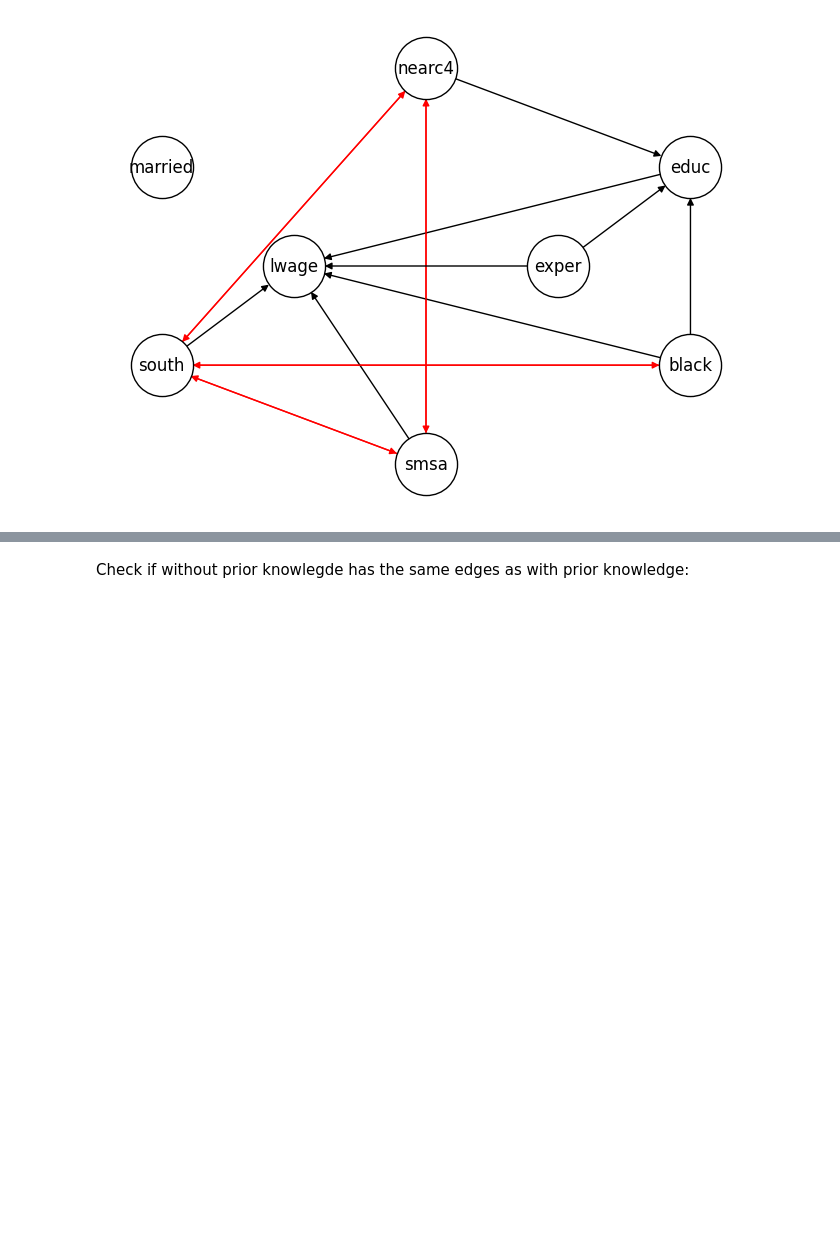
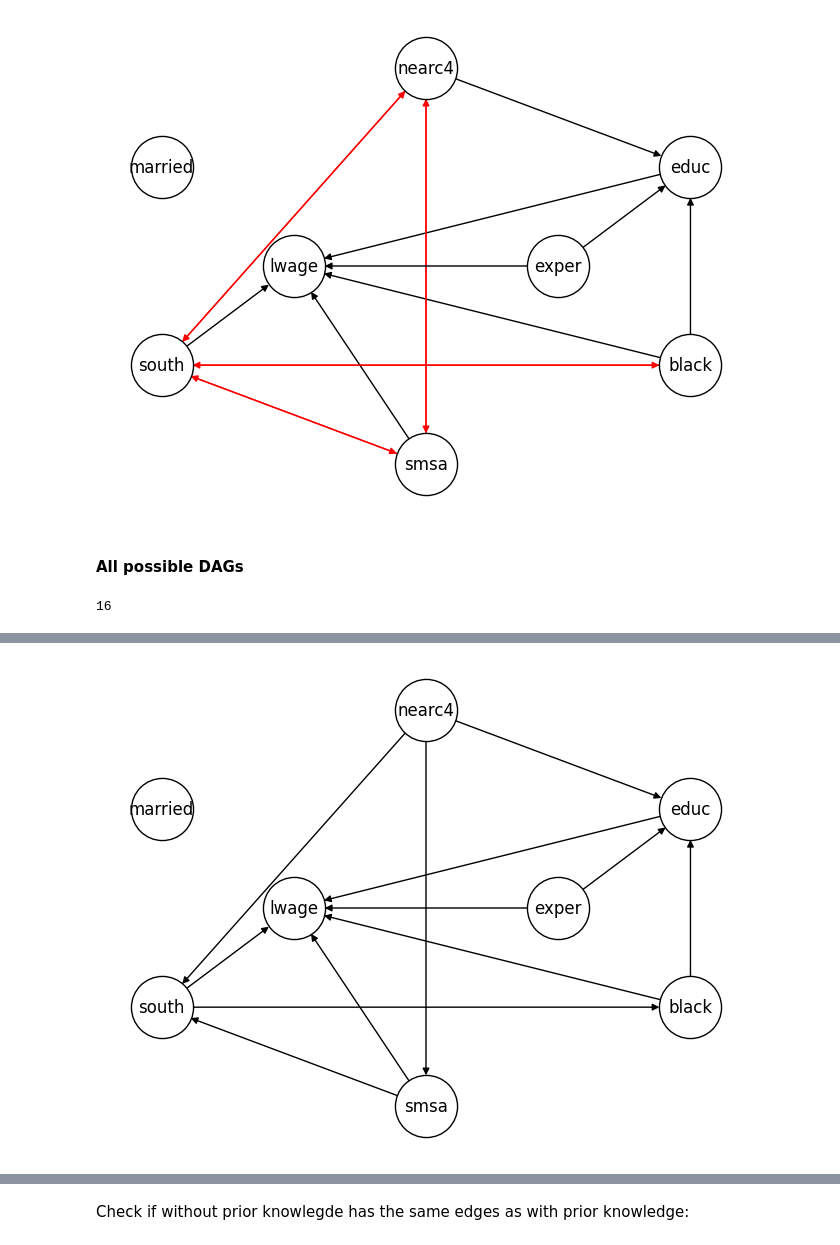
Before and after one commit to FemkeBakker/ProjectCausalDataScience, a Jupyter notebook: PC.ipynb, the cells around one changed output, grey strips where cells are left out. Drawn from its saved outputs; the diff is of its cells as text; code cells hidden in the pictures; blank space fills up the shorter version.

```diff
--- a/PC.ipynb
+++ b/PC.ipynb
@@ -116,3 +116,62 @@ nx.draw(pc_graph_gaus_pk, with_labels=True, node_size=2000, node_color='w', edge
 # %% [output]
 adjacency_matrix will return a scipy.sparse array instead of a matrix in Networkx 3.0.
 [figure]
+# %% [markdown]
+#### All possible DAGs
+# %%
+import os
+def check_dags(G):
+    if not nx.is_directed_acyclic_graph(G):
+        return None
+
+    folder = 'graph_files/PC_CPDAG_graphs'
+    all_dags = os.listdir(folder)
+
+    if len(all_dags)>0:
+        for dag in all_dags:
+            open_dag = nx.read_gml(f"{folder}/{dag}")
+
+            if G.edges() == open_dag.edges():
+                print(f"Warning: DAG matches with {dag}")
+                return None
+
+        current_number = int(all_dags[-1][3:4])
+        file_name = f"{all_dags[-1][:-5]}{current_number+1}.gml"
+
+    else:
+        file_name = 'dag1.gml'
+    nx.write_gml(G, f"{folder}/{file_name}")
+    return None
+# %%
+from itertools import product
+
+def get_all_dags(cpdag, folder):
+    edge1 = [("south", 'smsa'), ('smsa', 'south')]
+    edge2 = [("south", 'black'),('black', 'south')]
+    edge3 = [('south', 'nearc4'), ('nearc4', 'south')]
+    edge4 = [('nearc4', 'smsa'), ('smsa', 'nearc4')]
+
+    all_combinations = list(product(edge1, edge2, edge3, edge4))
+    for combination in all_combinations:
+        edges = list(combination)
+        possible_dag = cpdag.copy()
+        possible_dag.remove_edges_from(edges)
+        check_dags(possible_dag)
+
+
+get_all_dags(pc_graph_gaus_pk, 'graph_files/PC_CPDAG_graphs')
+# %% [output]
+16
+# %%
+### DAG 2
+dag2 = pc_graph_gaus_pk.copy()
+dag2.remove_edge('south', 'smsa')
+dag2.remove_edge('black', 'south')
+dag2.remove_edge("south", 'nearc4')
+dag2.remove_edge("smsa", 'nearc4')
+
+colors = ['red'  if (y,x) in dag2.edges() else 'black' for (x,y) in dag2.edges()]
+nx.draw(dag2, with_labels=True, node_size=2000, node_color='w', edgecolors ='black', pos=pos, edge_color=colors)
+
+check_dags(dag2, 'dag2')
+# %% [output]
@@ -118,0 +179 @@ adjacency_matrix will return a scipy.sparse array instead of a matrix in Network
+[figure, added]
```
Also changed, not shown: parts of 10 cells of this notebook, 26 other files.
